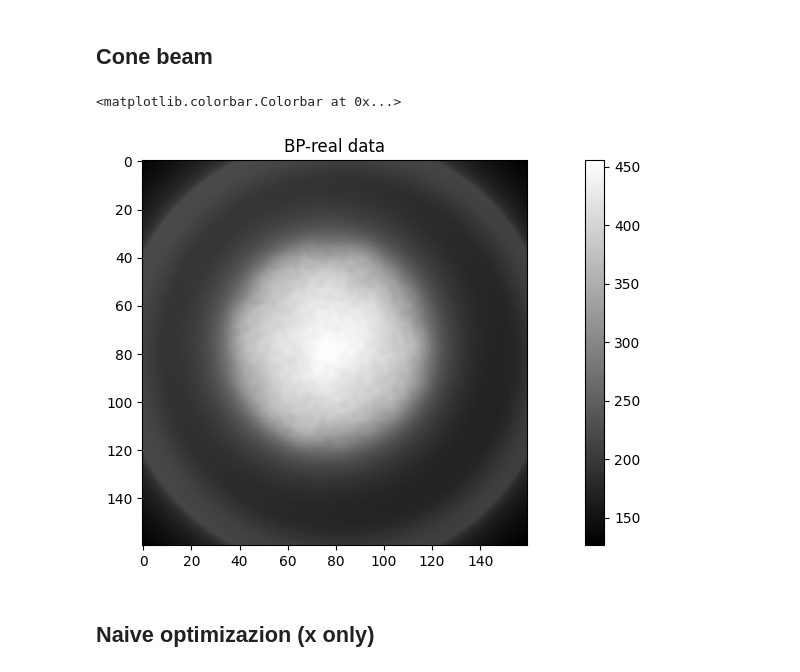
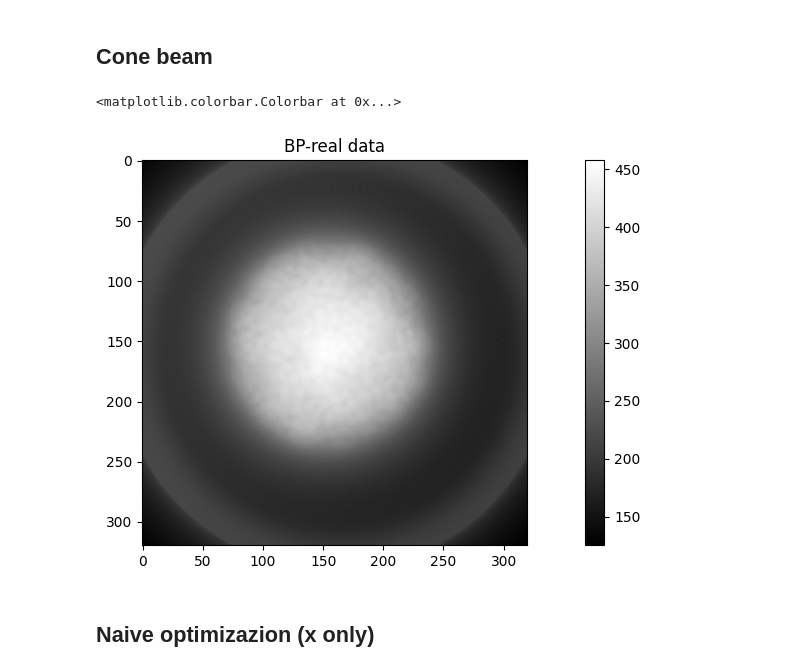
Before and after one commit to SepandKashani/xrt_toolkit, a Jupyter notebook: src/calibration.ipynb, the cells around one changed output. Cells and saved outputs as stored; diff of their text form; code cells hidden in the pictures.

```diff
--- a/src/calibration.ipynb
+++ b/src/calibration.ipynb
@@ -455,18 +769,20 @@ def setOperator_th(
 
     return t_spec.T, n_spec.T
 # %%
+scale = 2
+
 t_spec_th, n_spec_th = setOperator_th(sod, sdd, N_view, 1, N_w, v_pitch, rx_pitch, dws, shift_cor=th.tensor([0.],dtype=th.float32, device=device), dtype=th.float32, device=device)
 ray_spec_th = (Array2f(t_spec_th), Array2f(n_spec_th))
-knot_spec = xtk.UniformSpec(start=(-(size * 1.**2)/2, -(size * 1.**2)/2), step=(4., 4.), num=(size//4, size//4))
+knot_spec = xtk.UniformSpec(start=(-(size * 1.**2)/2, -(size * 1.**2)/2), step=(scale, scale), num=(size//scale, size//scale))
 backproj_th = xtk.xrt_adjoint(ray_spec_th, knot_spec, 0, y_dr)
 
 plt.figure(figsize=(15,5))
-plt.imshow(th.asarray(backproj_th).cpu().reshape(size//4, size//4), cmap='gray')
+plt.imshow(th.asarray(backproj_th).cpu().reshape(size//scale, size//scale), cmap='gray')
 plt.title('BP-real data')
 plt.colorbar()
 # %% [output]
 <matplotlib.colorbar.Colorbar at 0x...>
-[figure, old version]
+[figure, new version]
 # %% [markdown]
 ## Naive optimizazion (x only)
 # %%
```
Also changed, not shown: parts of 25 cells of this notebook, 6 other files.
